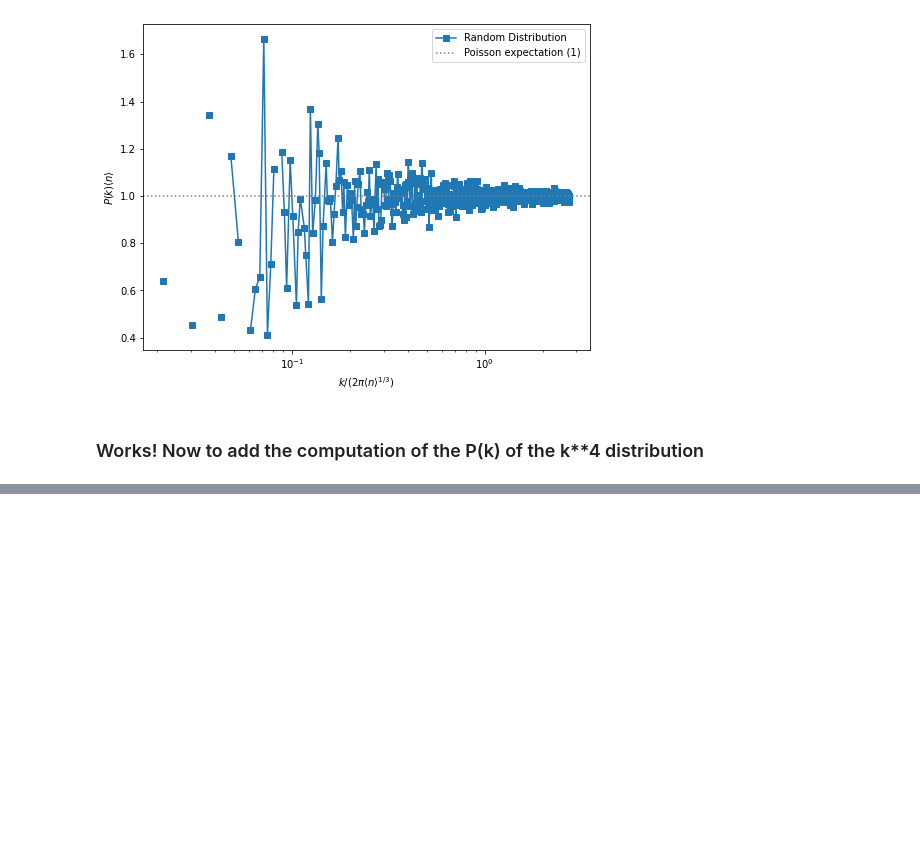
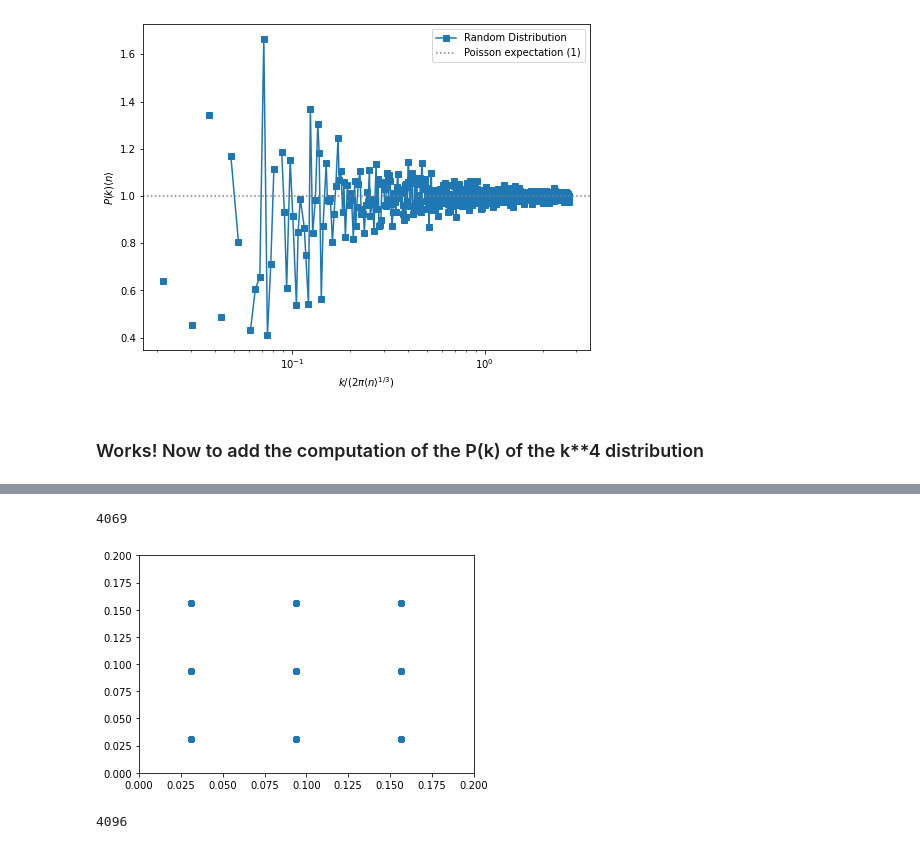
Before and after one commit to FedeDavilaKurban/filbao, a Jupyter notebook: glass.ipynb, the cells around one changed output, grey strips where cells are left out. Drawn from its saved outputs; the diff is of its cells as text; code cells hidden in the pictures; blank space fills up the shorter version.

```diff
--- a/glass.ipynb
+++ b/glass.ipynb
@@ -590,0 +597,18 @@ np.nanmin(Pk['k'])
+# %%
+zpos = positions[:,2]
+
+positions1 = positions[[zpos<10]]
+
+print(len(positions1))
+
+plt.scatter(positions1[:,0],positions1[:,1])
+plt.xlim([0,.20])
+plt.ylim([0,.20])
+plt.show()
+# %% [output]
+4069
+[figure, added]
+# %%
+16**3
+# %% [output]
+4096
```
Also changed, not shown: parts of 2 cells of this notebook, 2 other files.
